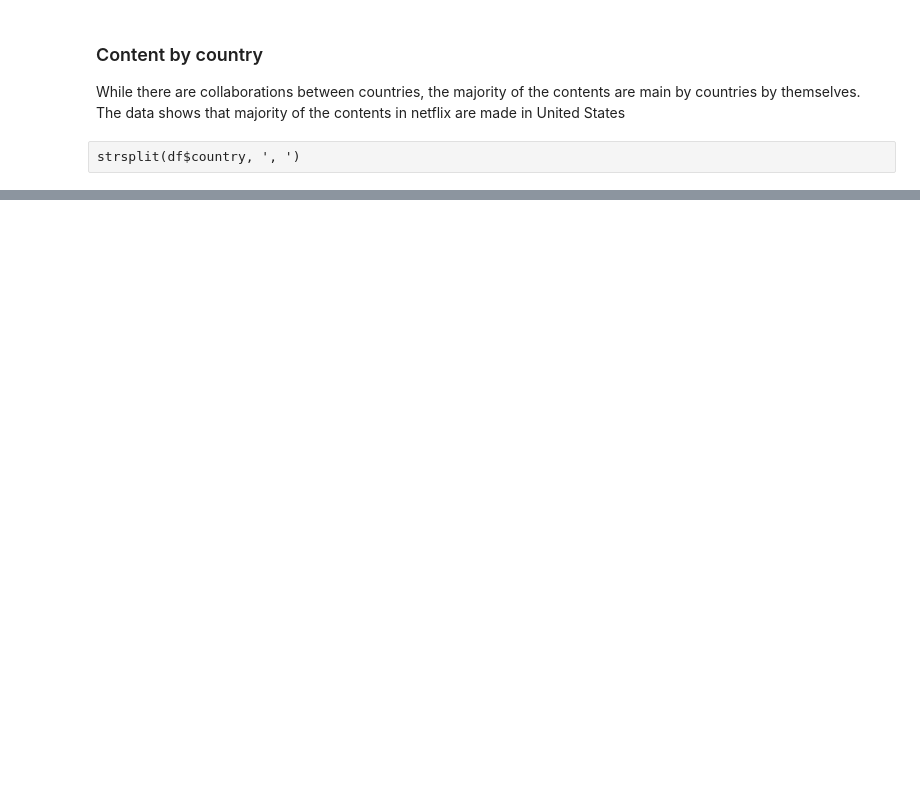
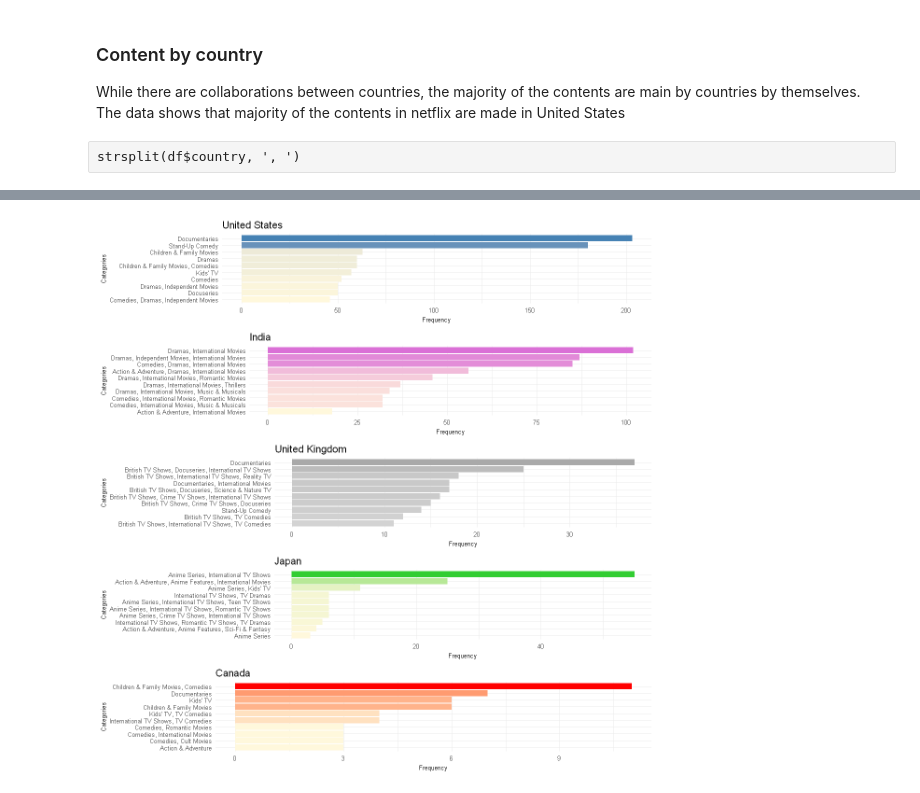
Before and after one commit to isaacshun/kaggle-projects, a Jupyter notebook: Exploratory Data Analysis (EDA) with Netflix Data.ipynb, the cells around one changed output, grey strips where cells are left out. Saved outputs shown, nothing was run; the diff lists cells and outputs as text; code cells hidden in the pictures; blank space fills up the shorter version.

```diff
--- a/Exploratory Data Analysis (EDA) with Netflix Data.ipynb
+++ b/Exploratory Data Analysis (EDA) with Netflix Data.ipynb
@@ -168,0 +216,72 @@ df %>%
+# %%
+#Setting figure size
+fig(10, 10)
+
+g1 <- df %>%
+    filter(country == 'United States')%>%
+    count(listed_in, sort = TRUE)%>%
+    head(10) %>%
+    ggplot(aes(reorder(listed_in, n), n, fill=n))+
+    geom_col(show.legend = FALSE)+
+    coord_flip()+
+    theme_minimal()+
+    theme(axis.text = element_text(size = 8), axis.title = element_text(size = 8))+
+    ggtitle("United States")+
+    labs(y = "Frequency", x = "Categories")+
+    scale_fill_gradient(low = "cornsilk", high = "steelblue")
+
+g2 <- df %>%
+    filter(country == 'India')%>%
+    count(listed_in, sort = TRUE)%>%
+    head(10) %>%
+    ggplot(aes(reorder(listed_in, n), n, fill=n))+
+    geom_col(show.legend = FALSE)+
+    coord_flip()+
+    theme_minimal()+
+    theme(axis.text = element_text(size = 8), axis.title = element_text(size = 8))+
+    ggtitle("India")+
+    labs(y = "Frequency", x = "Categories")+
+    scale_fill_gradient(low = "cornsilk", high = "orchid")
+
+g3 <- df %>%
+    filter(country == 'United Kingdom')%>%
+    count(listed_in, sort = TRUE)%>%
+    head(10) %>%
+    ggplot(aes(reorder(listed_in, n), n, fill=n))+
+    geom_col(show.legend = FALSE)+
+    coord_flip()+
+    theme_minimal()+
+    theme(axis.text = element_text(size = 8), axis.title = element_text(size = 8))+
+    ggtitle("United Kingdom")+
+    labs(y = "Frequency", x = "Categories")+
+    scale_fill_gradient(low = "lightgrey", high = "darkgrey")
+
+g4 <- df %>%
+    filter(country == 'Japan')%>%
+    count(listed_in, sort = TRUE)%>%
+    head(10) %>%
+    ggplot(aes(reorder(listed_in, n), n, fill=n))+
+    geom_col(show.legend = FALSE)+
+    coord_flip()+
+    theme_minimal()+
+    theme(axis.text = element_text(size = 8), axis.title = element_text(size = 8))+
+    ggtitle("Japan")+
+    labs(y = "Frequency", x = "Categories")+
+    scale_fill_gradient(low = "cornsilk", high = "limegreen")
+
+g5 <- df %>%
+    filter(country == 'Canada')%>%
+    count(listed_in, sort = TRUE)%>%
+    head(10) %>%
+    ggplot(aes(reorder(listed_in, n), n, fill=n))+
+    geom_col(show.legend = FALSE)+
+    coord_flip()+
+    theme_minimal()+
+    theme(axis.text = element_text(size = 8), axis.title = element_text(size = 8))+
+    ggtitle("Canada")+
+    labs(y = "Frequency", x = "Categories")+
+    scale_fill_gradient(low = "cornsilk", high = "red")
+
+plot_grid(g1, g2, g3, g4, g5, nrow = 5, ncol = 1)
+# %% [output]
+[figure, added]
```
Also changed, not shown: parts of 14 cells of this notebook.
